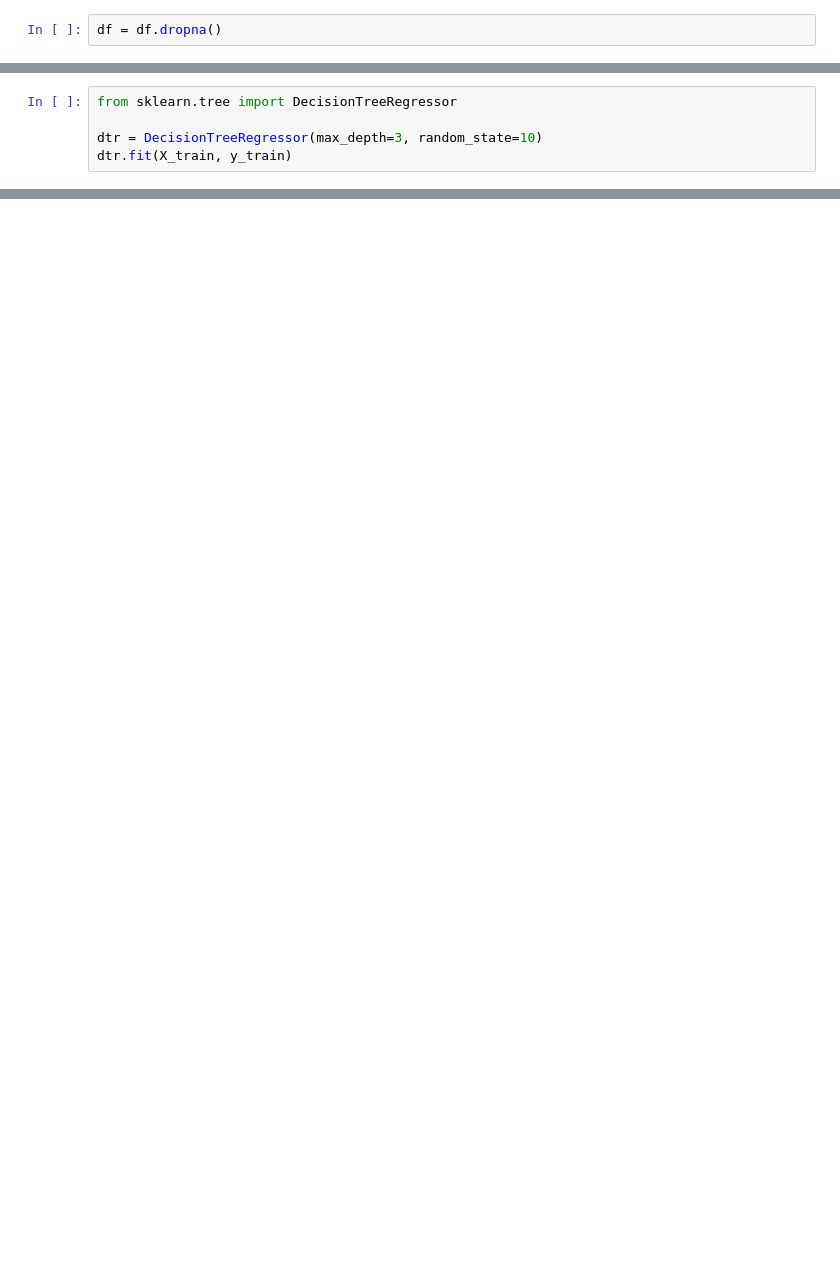
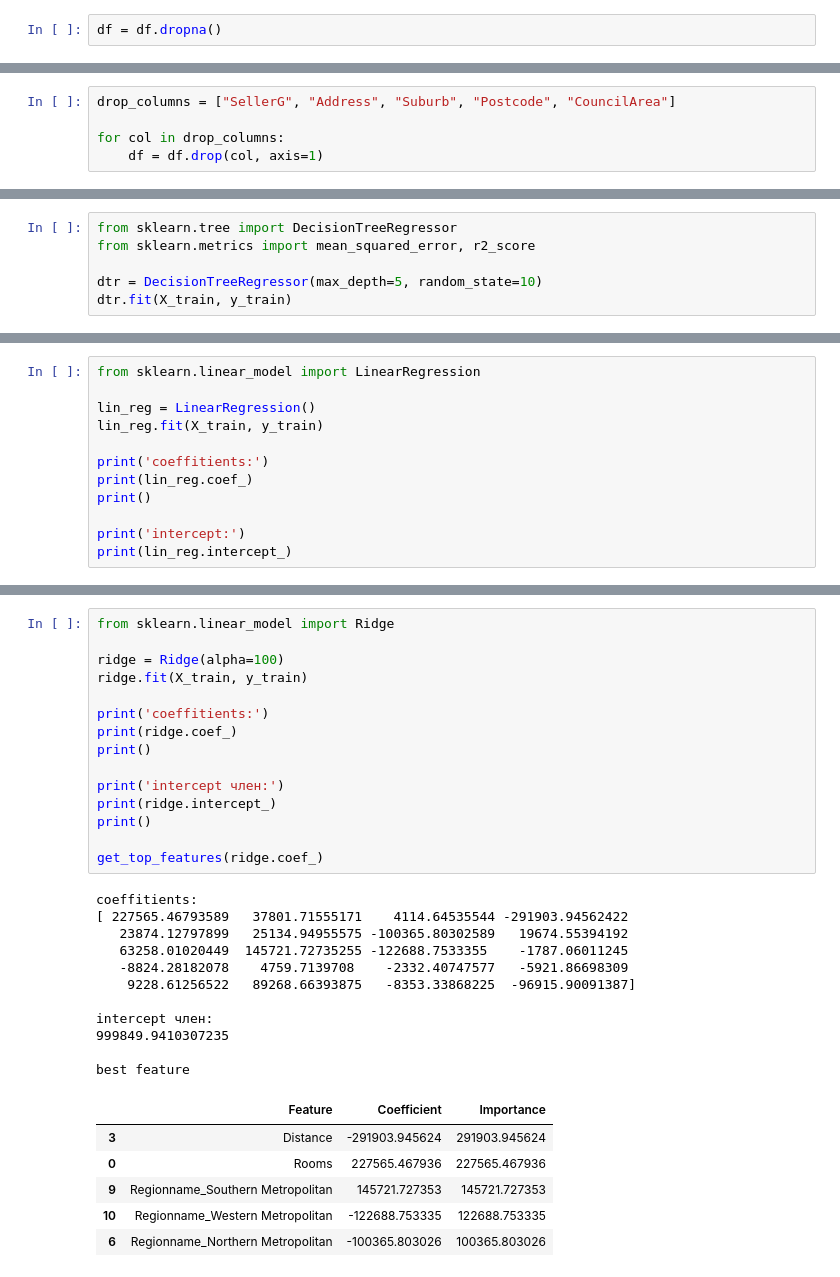
Before and after one commit to 9WooPWooP8/magister_statitstics_labs, a Jupyter notebook: lab5/task_new.ipynb, the cells around one changed output, grey strips where cells are left out. Saved outputs shown, nothing was run; the diff lists cells and outputs as text; blank space fills up the shorter version.

```diff
--- a/lab5/task_new.ipynb
+++ b/lab5/task_new.ipynb
@@ -172,3 +196,8 @@ plt.show()
+# %%
+drop_columns = ["SellerG", "Address", "Suburb", "Postcode", "CouncilArea"]
+
+for col in drop_columns:
+    df = df.drop(col, axis=1)
 # %%
 import numpy as np
 from sklearn.model_selection import train_test_split
@@ -235,6 +256,7 @@ print(df_encoded.head())
 # %%
 from sklearn.tree import DecisionTreeRegressor
+from sklearn.metrics import mean_squared_error, r2_score
 
-dtr = DecisionTreeRegressor(max_depth=3, random_state=10)
+dtr = DecisionTreeRegressor(max_depth=5, random_state=10)
 dtr.fit(X_train, y_train)
 # %% [output]
@@ -258,0 +295,12 @@ plt.show()
+# %%
+from sklearn.linear_model import LinearRegression
+
+lin_reg = LinearRegression()
+lin_reg.fit(X_train, y_train)
+
+print('coeffitients:')
+print(lin_reg.coef_)
+print()
+
+print('intercept:')
+print(lin_reg.intercept_)
@@ -258,0 +323,33 @@ plt.show()
+# %%
+from sklearn.linear_model import Ridge
+
+ridge = Ridge(alpha=100)
+ridge.fit(X_train, y_train)
+
+print('coeffitients:')
+print(ridge.coef_)
+print()
+
+print('intercept член:')
+print(ridge.intercept_)
+print()
+
+get_top_features(ridge.coef_)
+# %% [output]
+coeffitients:
+[ 227565.46793589   37801.71555171    4114.64535544 -291903.94562422
+   23874.12797899   25134.94955575 -100365.80302589   19674.55394192
+   63258.01020449  145721.72735255 -122688.7533355    -1787.06011245
+   -8824.28182078    4759.7139708    -2332.40747577   -5921.86698309
+    9228.61256522   89268.66393875   -8353.33868225  -96915.90091387]
+
+intercept член:
+999849.9410307235
+
+best feature
+|  | Feature | Coefficient | Importance |
+| 3 | Distance | -291903.945624 | 291903.945624 |
+| 0 | Rooms | 227565.467936 | 227565.467936 |
+| 9 | Regionname_Southern Metropolitan | 145721.727353 | 145721.727353 |
+| 10 | Regionname_Western Metropolitan | -122688.753335 | 122688.753335 |
+| 6 | Regionname_Northern Metropolitan | -100365.803026 | 100365.803026 |
```
Also changed, not shown: parts of 29 cells of this notebook, 1 other file.
